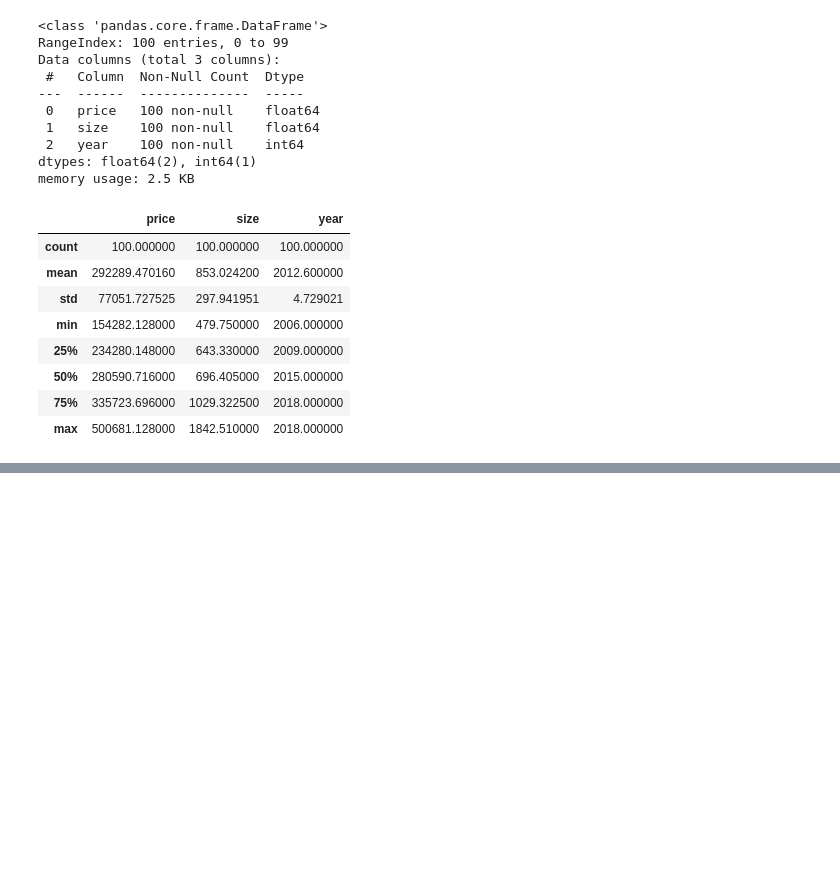
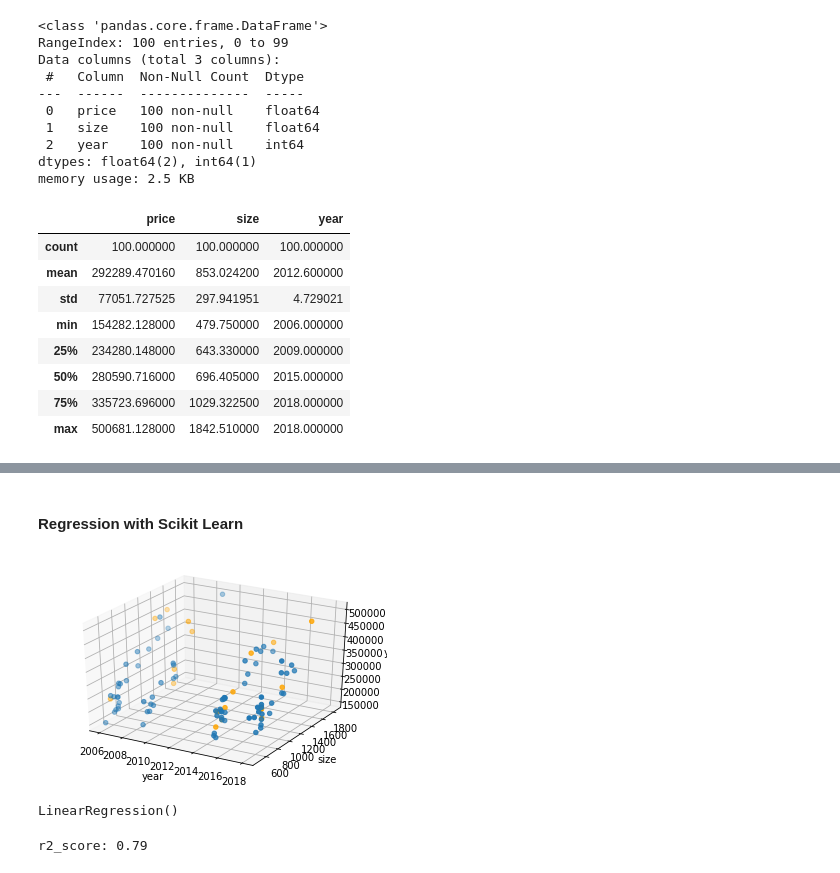
Before and after one commit to MarcoCalbucci/DataAnalytics, a Jupyter notebook: PredictiveModeling/Regression/MultipleLinearRegression/Examples/real_estate.ipynb, the cells around one changed output, grey strips where cells are left out. Cells and saved outputs as stored; diff of their text form; code cells hidden in the pictures; blank space fills up the shorter version.

```diff
--- a/PredictiveModeling/Regression/MultipleLinearRegression/Examples/real_estate.ipynb
+++ b/PredictiveModeling/Regression/MultipleLinearRegression/Examples/real_estate.ipynb
@@ -84,3 +87,34 @@ Warnings:
 [1] Standard Errors assume that the covariance matrix of the errors is correctly specified.
 [2] The condition number is large, 9.41e+05. This might indicate that there are
 strong multicollinearity or other numerical problems.
+# %% [markdown]
+#### Regression with Scikit Learn
+# %%
+X = df[['year', 'size']].to_numpy()
+y = df['price'].to_numpy()
+# %%
+from sklearn.model_selection import train_test_split
+
+X_train, X_test, y_train, y_test = train_test_split(X, y, test_size=0.2)
+# %%
+# Plot data
+
+fig = plt.figure()
+ax = fig.add_subplot(projection='3d')
+
+ax.set_xlabel('year')
+ax.set_ylabel('size')
+ax.set_zlabel('y')
+ax.scatter3D(X_train[:,0], X_train[:,1], y_train)
+ax.scatter3D(X_test[:,0], X_test[:,1], y_test, color='orange')
+
+plt.show()
+# %% [output]
+[figure, added]
+# %%
+from sklearn.linear_model import LinearRegression
+
+reg = LinearRegression()
+reg.fit(X_train, y_train)
+# %% [output]
+LinearRegression()
@@ -86,0 +123,6 @@ strong multicollinearity or other numerical problems.
+# %%
+from sklearn.metrics import r2_score
+
+print("r2_score: {:.2f}".format(r2_score(y_test, y_pred)))
+# %% [output]
+r2_score: 0.79
```
Also changed, not shown: parts of 13 cells of this notebook, 1 other file.
